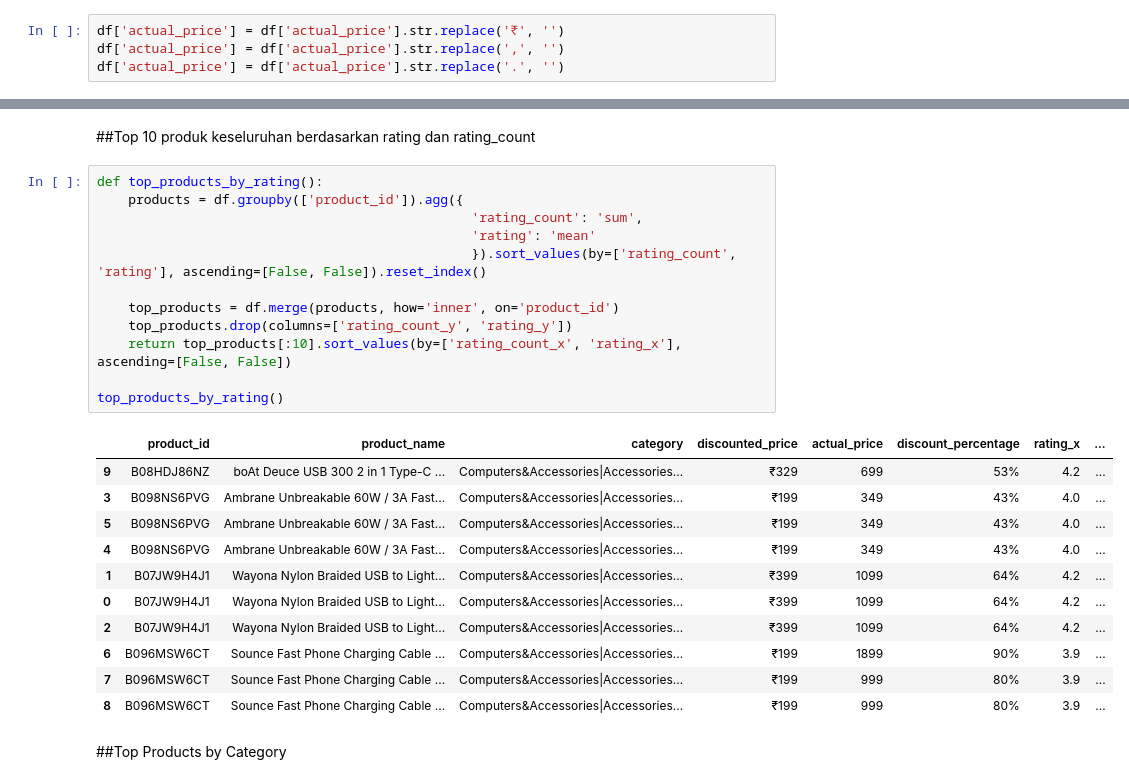
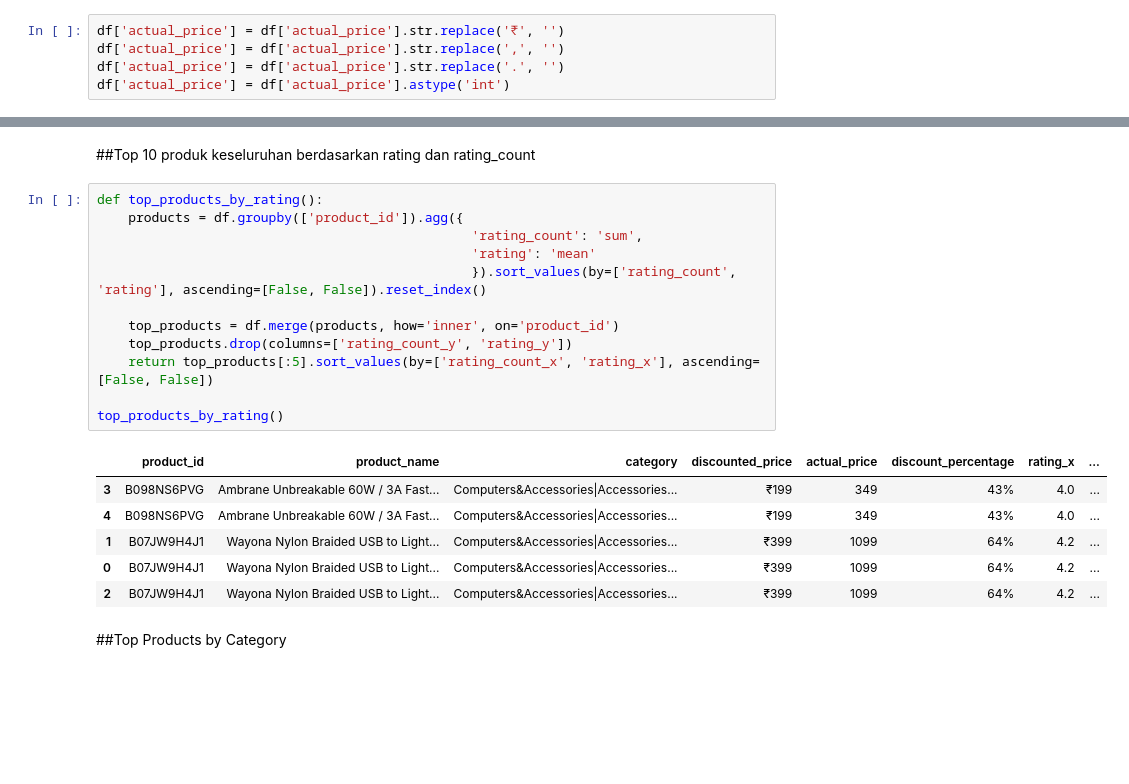
Before and after one commit to fffadhilll/recommender-system-hackathon, a Jupyter notebook: notebooks/recsys_hackathon-non_personalized.ipynb, the cells around one changed output, grey strips where cells are left out. Saved outputs shown, nothing was run; the diff lists cells and outputs as text; blank space fills up the shorter version.

```diff
--- a/notebooks/recsys_hackathon-non_personalized.ipynb
+++ b/notebooks/recsys_hackathon-non_personalized.ipynb
@@ -101,6 +101,7 @@ df.head(1)
 df['actual_price'] = df['actual_price'].str.replace('₹', '')
 df['actual_price'] = df['actual_price'].str.replace(',', '')
 df['actual_price'] = df['actual_price'].str.replace('.', '')
+df['actual_price'] = df['actual_price'].astype('int')
 # %%
 df['actual_price'] = df['actual_price'].astype('int')
 # %% [markdown]
@@ -249,27 +248,22 @@ plt.show()
 # %%
 def top_products_by_rating():
     products = df.groupby(['product_id']).agg({
                                                 'rating_count': 'sum',
                                                 'rating': 'mean'
                                                 }).sort_values(by=['rating_count', 'rating'], ascending=[False, False]).reset_index()
 
     top_products = df.merge(products, how='inner', on='product_id')
     top_products.drop(columns=['rating_count_y', 'rating_y'])
-    return top_products[:10].sort_values(by=['rating_count_x', 'rating_x'], ascending=[False, False])
+    return top_products[:5].sort_values(by=['rating_count_x', 'rating_x'], ascending=[False, False])
 
 top_products_by_rating()
 # %% [output]
 |  | product_id | product_name | category | discounted_price | actual_price | discount_percentage | rating_x | ... |
-| 9 | B08HDJ86NZ | boAt Deuce USB 300 2 in 1 Type-C ... | Computers&Accessories|Accessories... | ₹329 | 699 | 53% | 4.2 | ... |
 | 3 | B098NS6PVG | Ambrane Unbreakable 60W / 3A Fast... | Computers&Accessories|Accessories... | ₹199 | 349 | 43% | 4.0 | ... |
-| 5 | B098NS6PVG | Ambrane Unbreakable 60W / 3A Fast... | Computers&Accessories|Accessories... | ₹199 | 349 | 43% | 4.0 | ... |
 | 4 | B098NS6PVG | Ambrane Unbreakable 60W / 3A Fast... | Computers&Accessories|Accessories... | ₹199 | 349 | 43% | 4.0 | ... |
 | 1 | B07JW9H4J1 | Wayona Nylon Braided USB to Light... | Computers&Accessories|Accessories... | ₹399 | 1099 | 64% | 4.2 | ... |
 | 0 | B07JW9H4J1 | Wayona Nylon Braided USB to Light... | Computers&Accessories|Accessories... | ₹399 | 1099 | 64% | 4.2 | ... |
 | 2 | B07JW9H4J1 | Wayona Nylon Braided USB to Light... | Computers&Accessories|Accessories... | ₹399 | 1099 | 64% | 4.2 | ... |
-| 6 | B096MSW6CT | Sounce Fast Phone Charging Cable ... | Computers&Accessories|Accessories... | ₹199 | 1899 | 90% | 3.9 | ... |
-| 7 | B096MSW6CT | Sounce Fast Phone Charging Cable ... | Computers&Accessories|Accessories... | ₹199 | 999 | 80% | 3.9 | ... |
-| 8 | B096MSW6CT | Sounce Fast Phone Charging Cable ... | Computers&Accessories|Accessories... | ₹199 | 999 | 80% | 3.9 | ... |
 # %% [markdown]
 ##Top Products by Category
 # %%
```
Also changed, not shown: parts of 2 cells of this notebook, 3 other files.
